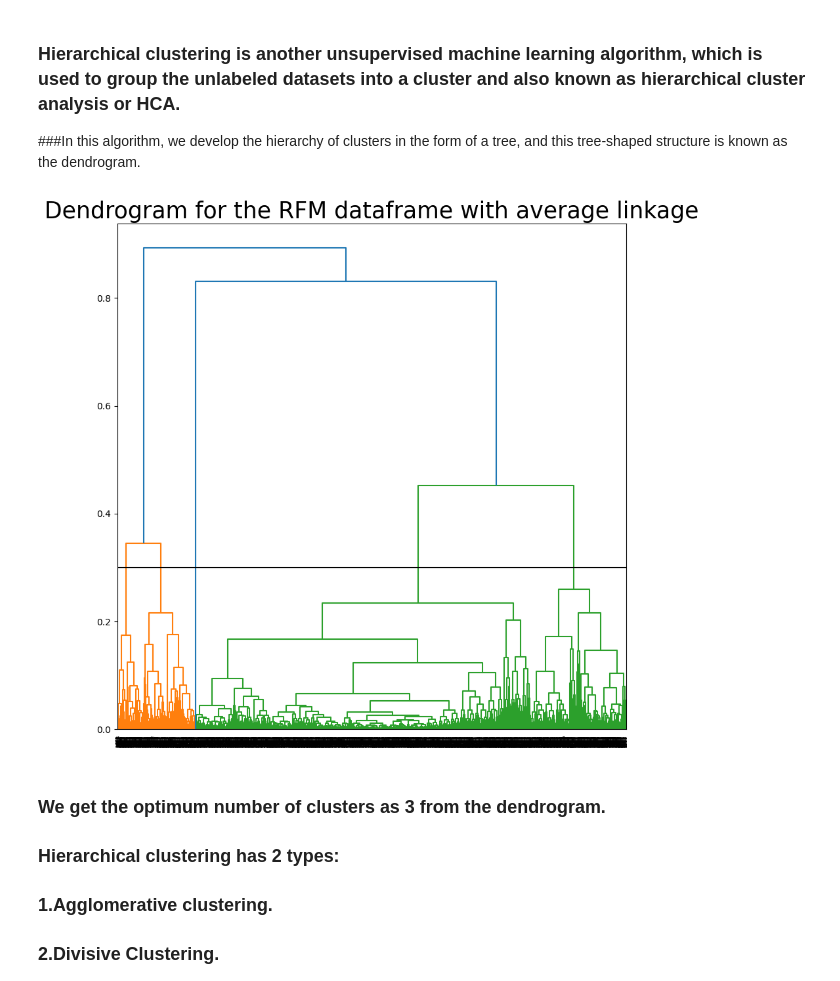
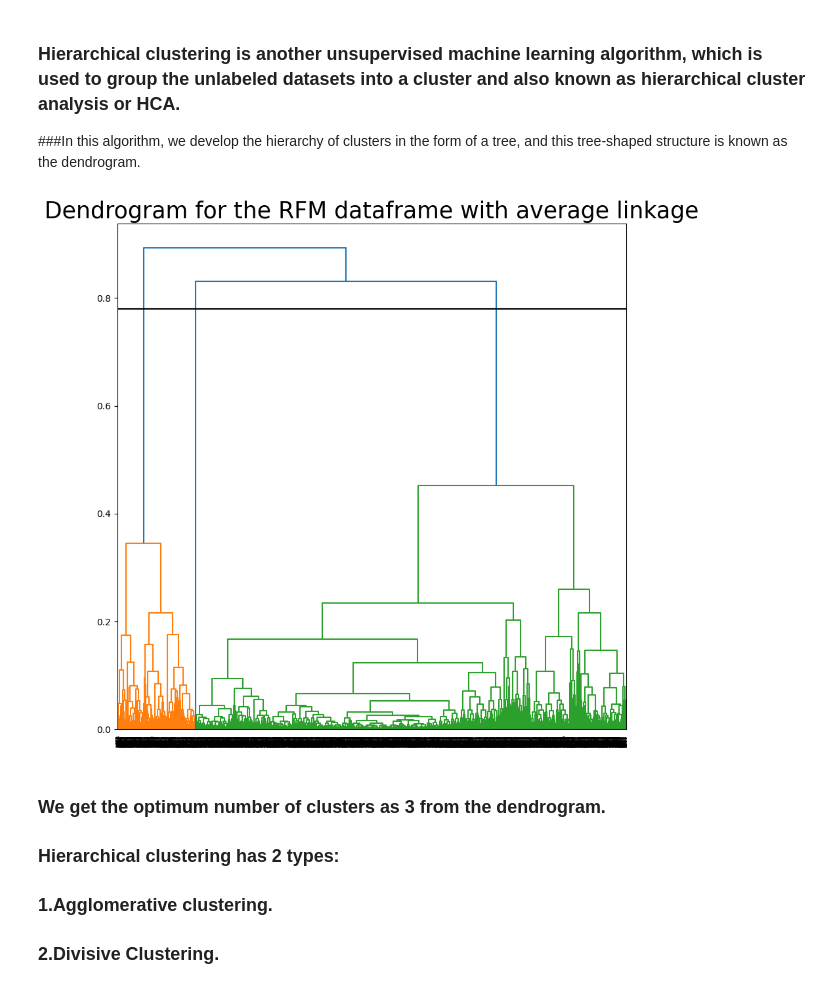
Before and after one commit to vishant750/Online_Retail_Customer_Segmentation, a Jupyter notebook: Online_Retail_Customer_Segmentation.ipynb, the cells around one changed output. Drawn from its saved outputs; the diff is of its cells as text; code cells hidden in the pictures.

```diff
--- a/Online_Retail_Customer_Segmentation.ipynb
+++ b/Online_Retail_Customer_Segmentation.ipynb
@@ -710,14 +714,14 @@ The silhouette score is: 0.6483894590482557
 # %%
 #Getting the number of clusters using dendogram
 plt.figure(figsize=(10,10))
 merging = linkage(rmf_scaled,method='average',metric='euclidean')
 dendrogram(merging)
 plt.title('Dendrogram for the RFM dataframe with average linkage',size=25)
 #Cutting the dendrogram at the longest vertical line without being cut by a horizontal line
-plt.axhline(y=0.3,c='k')
+plt.axhline(y=0.78,c='k')
 plt.show()
 # %% [output]
-[figure, old version]
+[figure, new version]
 # %% [markdown]
 ### **We get the optimum number of clusters as 3 from the dendrogram.**
 ### Hierarchical clustering has 2 types:
```
Also changed, not shown: parts of 21 cells of this notebook.
